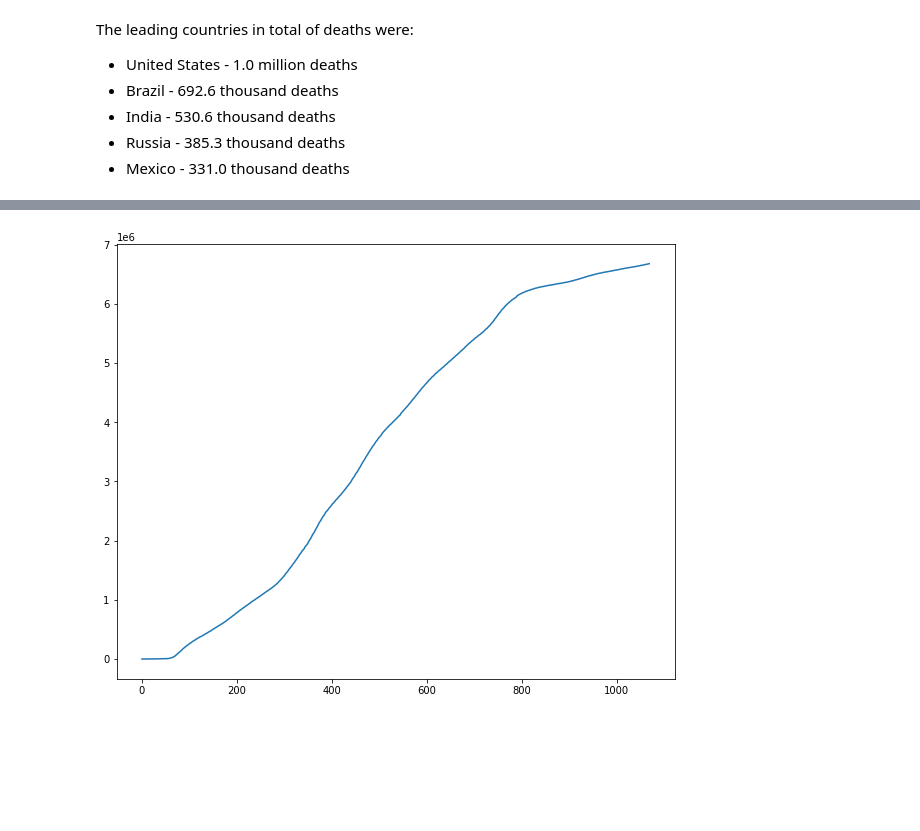
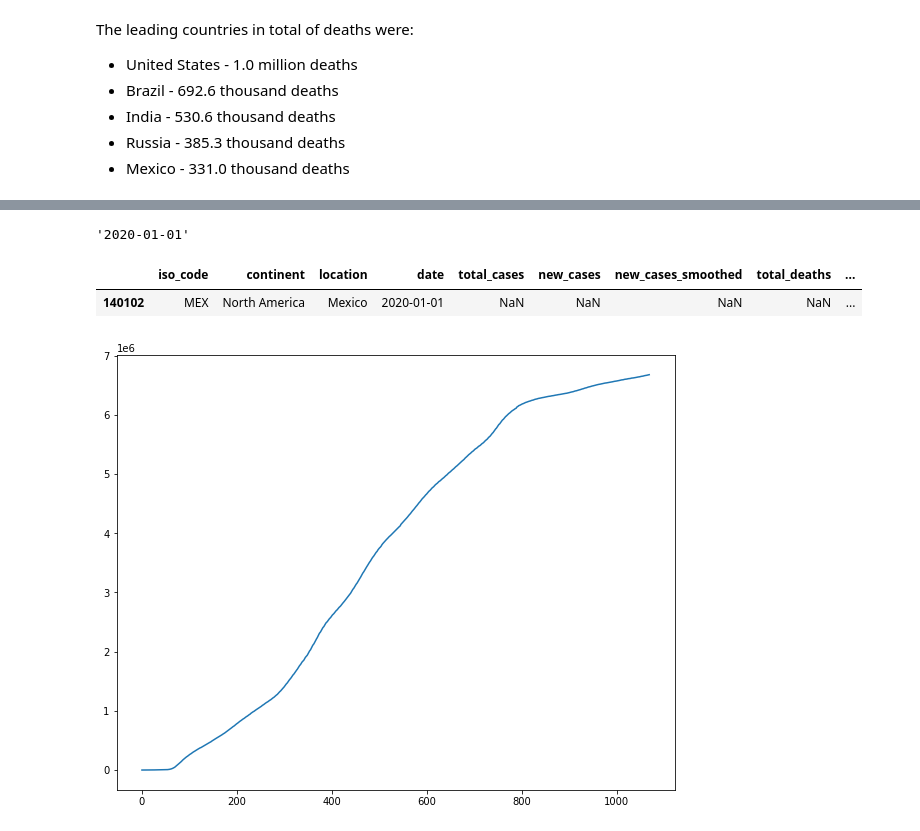
Before and after one commit to Mdrsilva/Covid-19_Data_Analysis, a Jupyter notebook: Covid_19_Data_Analysis.ipynb, the cells around one changed output, grey strips where cells are left out. Saved outputs shown, nothing was run; the diff lists cells and outputs as text; code cells hidden in the pictures; blank space fills up the shorter version.

```diff
--- a/Covid_19_Data_Analysis.ipynb
+++ b/Covid_19_Data_Analysis.ipynb
@@ -478,3 +672,13 @@ One of the best ways to visualize evolution over time is the line chart. Therefo
+# %%
+first_register = str(df_clean.date.min())[0:10]
+first_register
+# %% [output]
+'2020-01-01'
+# %%
+df_clean.loc[df_clean.date == '2020-01-01'].sort_values(by="total_deaths", ascending=False)[1:6]
+# %% [output]
+|  | iso_code | continent | location | date | total_cases | new_cases | new_cases_smoothed | total_deaths | ... |
+| 140102 | MEX | North America | Mexico | 2020-01-01 | NaN | NaN | NaN | NaN | ... |
 # %%
 df_clean.loc[df_clean.location == "World", "total_deaths"].reset_index(drop=True).plot(figsize=(10,8));
 # %% [output]
```
Also changed, not shown: parts of 38 cells of this notebook.
